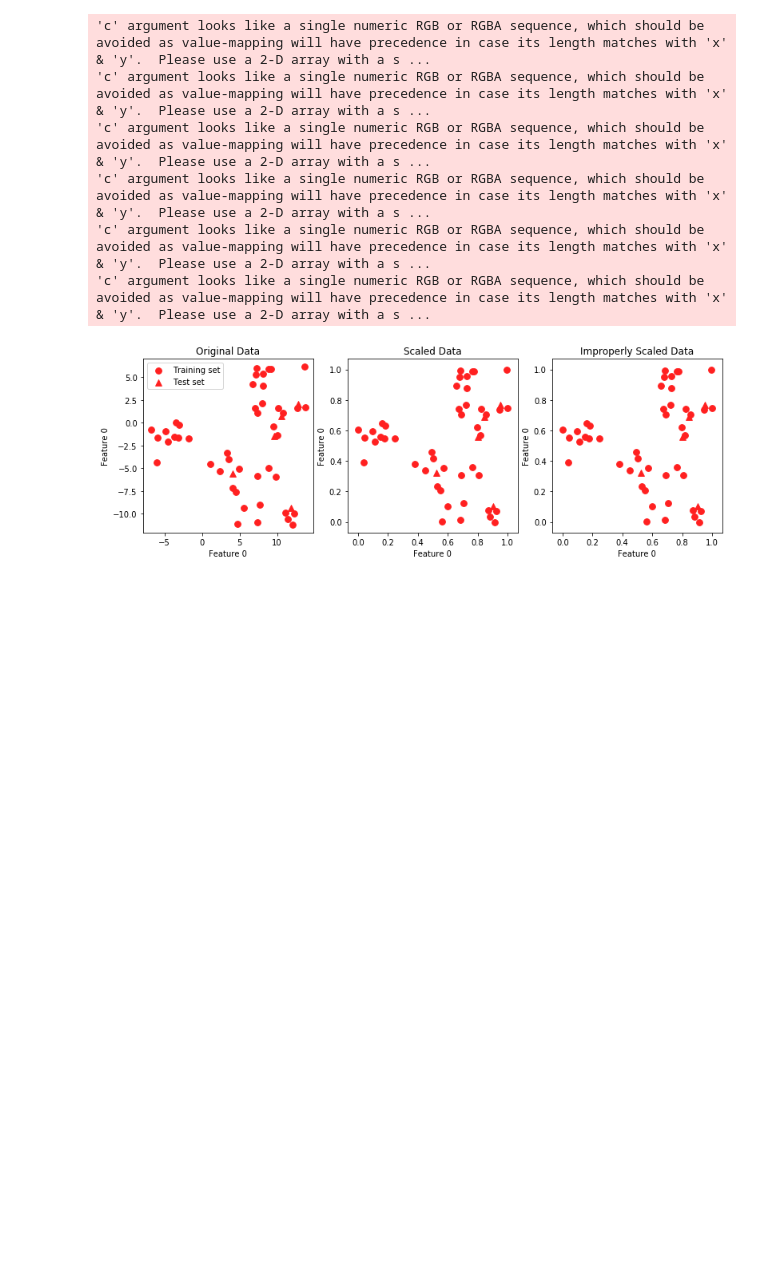
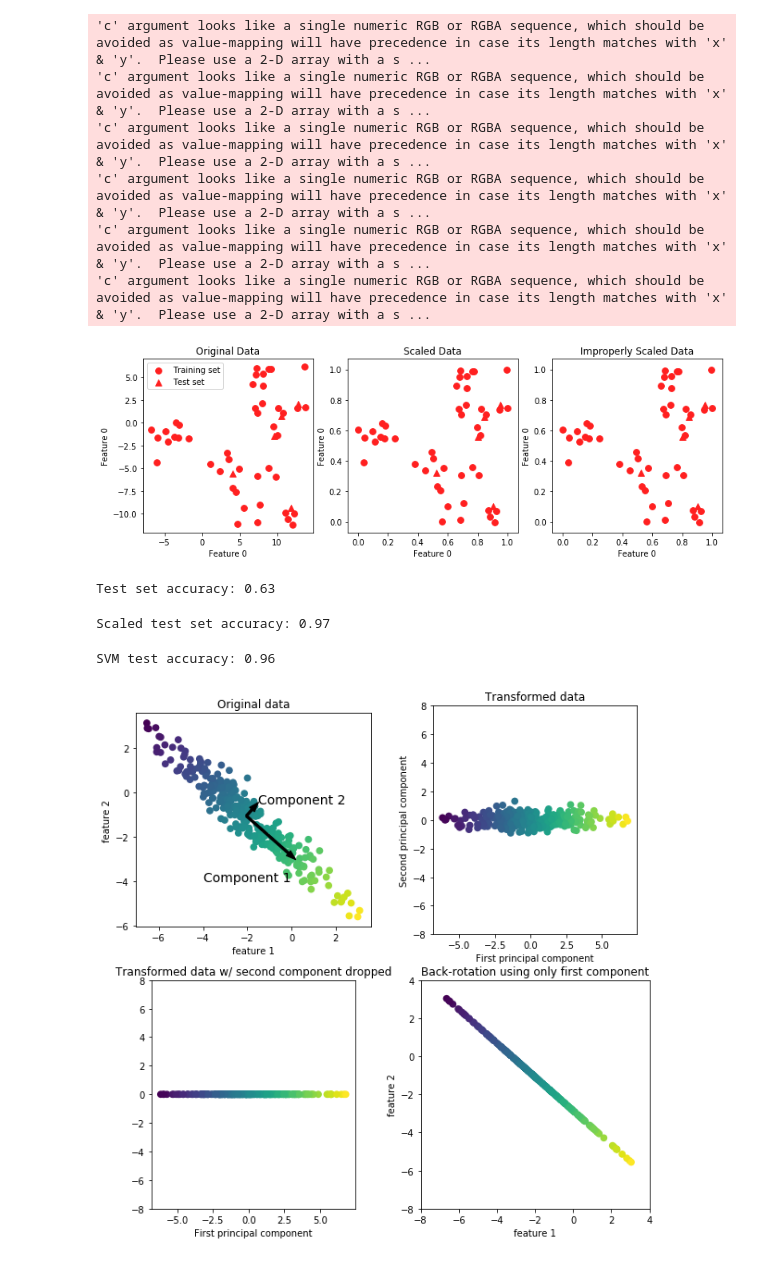
Before and after one commit to Ami-tnk/Python, a Jupyter notebook: python_3.ipynb, the cells around one changed output. Saved outputs shown, nothing was run; the diff lists cells and outputs as text; code cells hidden in the pictures; blank space fills up the shorter version.

```diff
--- a/python_3.ipynb
+++ b/python_3.ipynb
@@ -128,0 +137,44 @@ for ax in axes:
+# %%
+from sklearn.svm import SVC
+
+X_train, X_test, y_train, y_test = train_test_split(cancer.data, cancer.target, random_state=0)
+
+svm = SVC(C=100)
+svm.fit(X_train, y_train)
+print("Test set accuracy: {:.2f}".format(svm.score(X_test, y_test)))
+# %% [output]
+Test set accuracy: 0.63
+# %%
+# 0-1スケール変換で前処理
+scaler = MinMaxScaler()
+scaler.fit(X_train)
+X_train_scaled = scaler.transform(X_train)
+X_test_scaled = scaler.transform(X_test)
+
+# 変換された訓練データで学習
+svm.fit(X_train_scaled, y_train)
+
+# 変換されたテストセットでスコア計算
+print("Scaled test set accuracy: {:.2f}".format(
+    svm.score(X_test_scaled, y_test)))
+# %% [output]
+Scaled test set accuracy: 0.97
+# %%
+# 平均を0に分散を１に前処理
+from sklearn.preprocessing import StandardScaler
+scaler = StandardScaler()
+scaler.fit(X_train)
+X_train_scaled = scaler.transform(X_train)
+X_test_scaled = scaler.transform(X_test)
+
+# 変換された訓練データで学習
+svm.fit(X_train_scaled, y_train)
+
+# 変換されたテストセットでスコア計算
+print("SVM test accuracy: {:.2f}".format(svm.score(X_test_scaled, y_test)))
+# %% [output]
+SVM test accuracy: 0.96
+# %%
+mglearn.plots.plot_pca_illustration()
+# %% [output]
+[figure, added]
```
Also changed, not shown: parts of 8 cells of this notebook.
